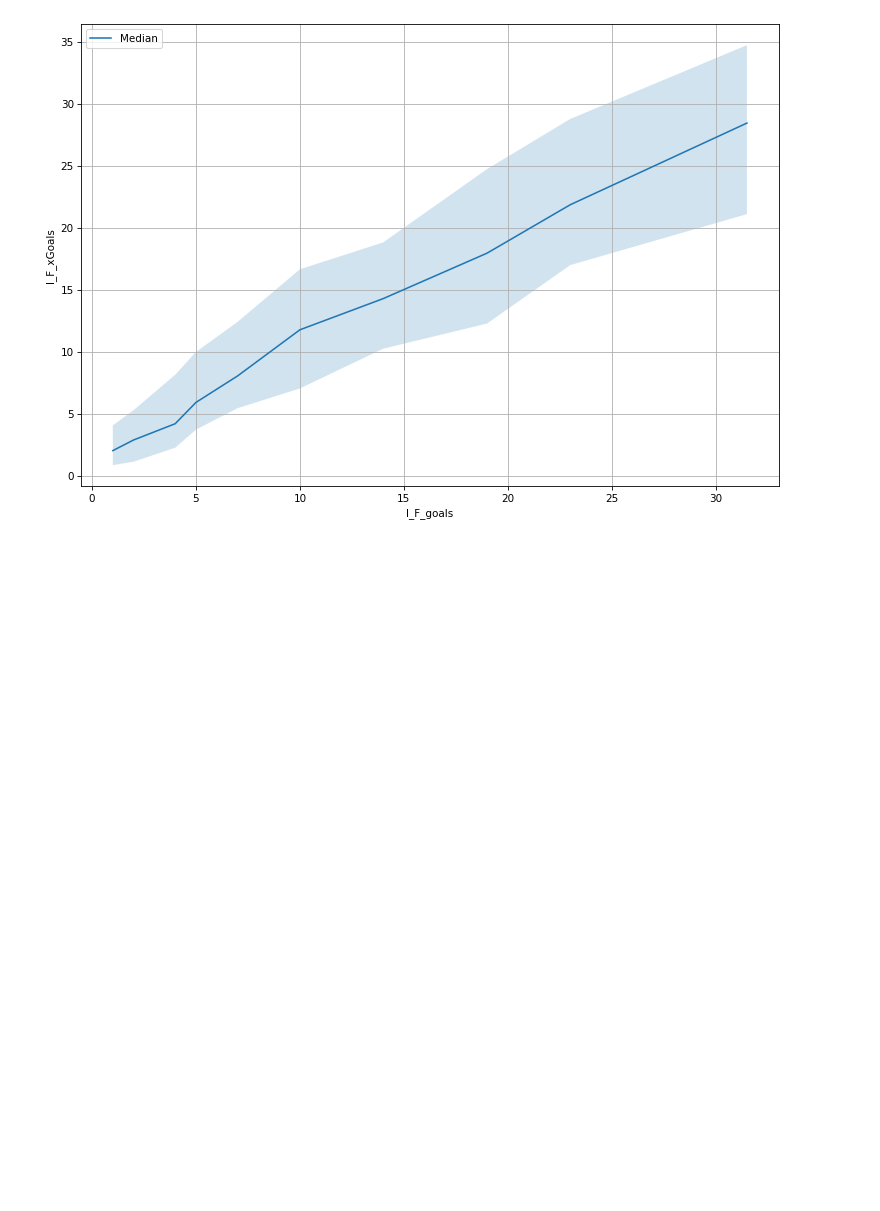
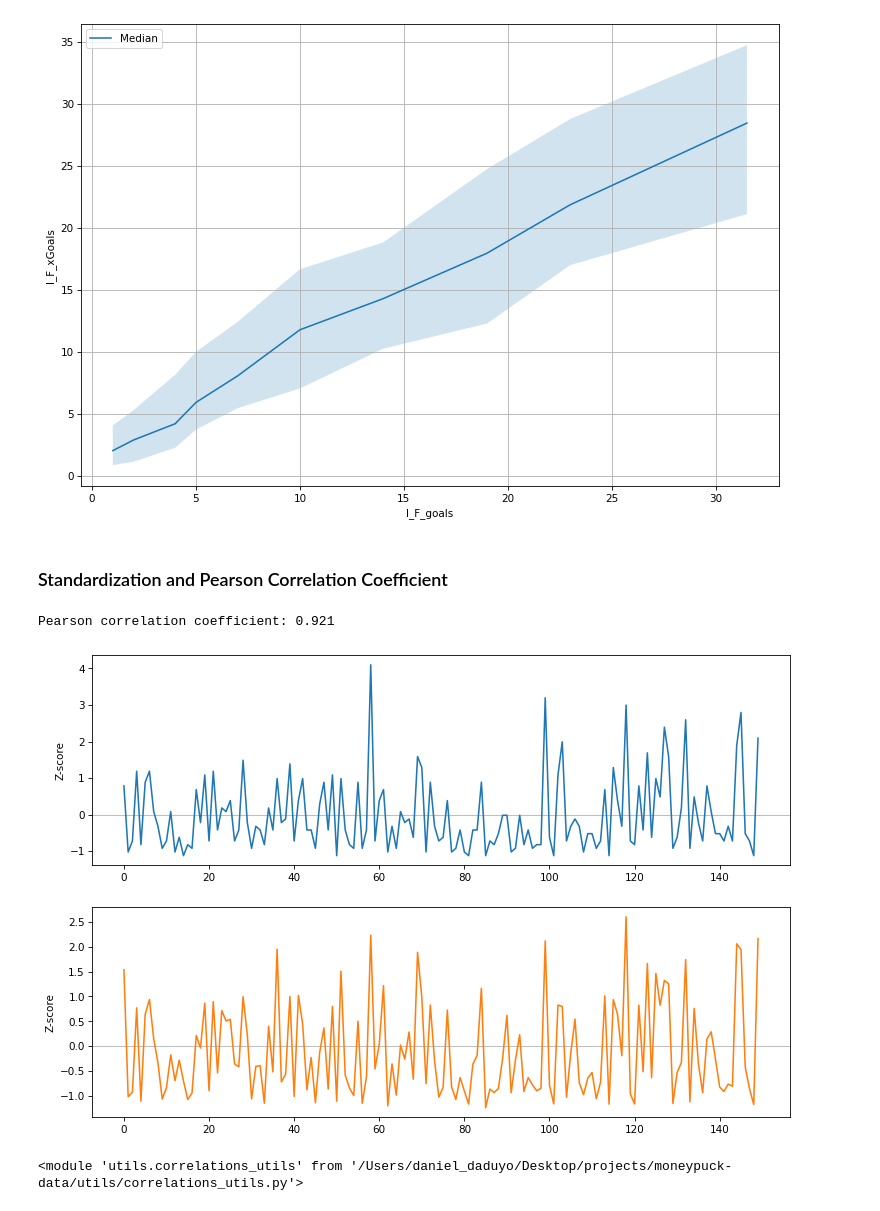
Before and after one commit to thedanicode24/moneypuck-data, a Jupyter notebook: skaters/correlations.ipynb, the cells around one changed output. Cells and saved outputs as stored; diff of their text form; code cells hidden in the pictures; blank space fills up the shorter version.

Commit message:
stardardization and pearson correlation coefficient

```diff
--- a/skaters/correlations.ipynb
+++ b/skaters/correlations.ipynb
@@ -94,3 +88,16 @@ correlations_utils.plot_scatter_with_jitter(df_goals[feature1], df_goals[feature
 correlations_utils.plot_decile(df_goals, feature1, feature2, xlabel=feature1, ylabel=feature2)
 # %% [output]
 [figure]
+# %% [markdown]
+### Standardization and Pearson Correlation Coefficient
+# %%
+correlations_utils.plot_zscore_and_corr(df_goals[feature1], df_goals[feature2], end_sample=150)
+# %% [output]
+Pearson correlation coefficient: 0.921
+[figure, added]
+# %%
+from utils import correlations_utils
+import importlib
+importlib.reload(correlations_utils)
+# %% [output]
+<module 'utils.correlations_utils' from '/Users/daniel_daduyo/Desktop/projects/moneypuck-data/utils/correlations_utils.py'>
```
Also changed, not shown: parts of 2 cells of this notebook, 1 other file.
